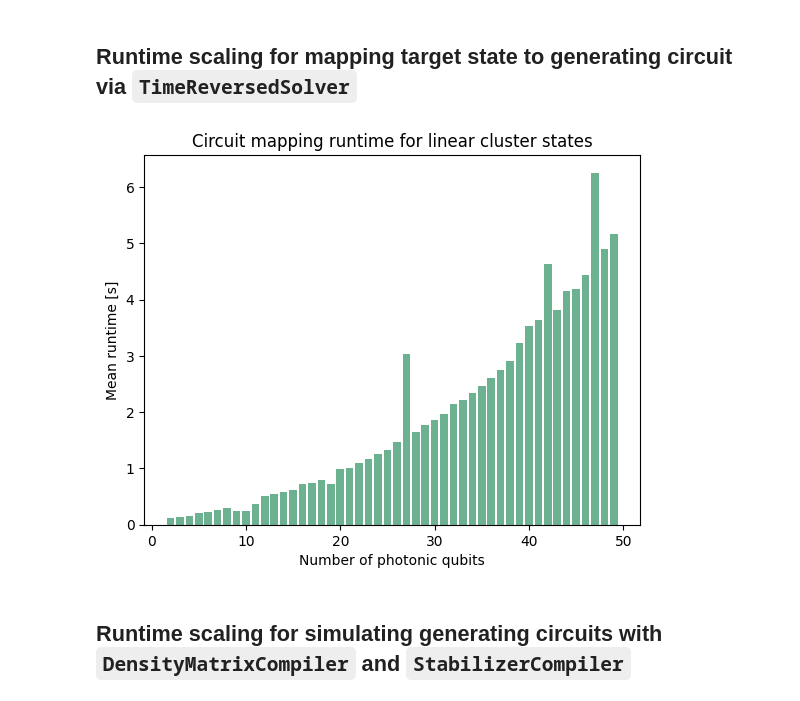
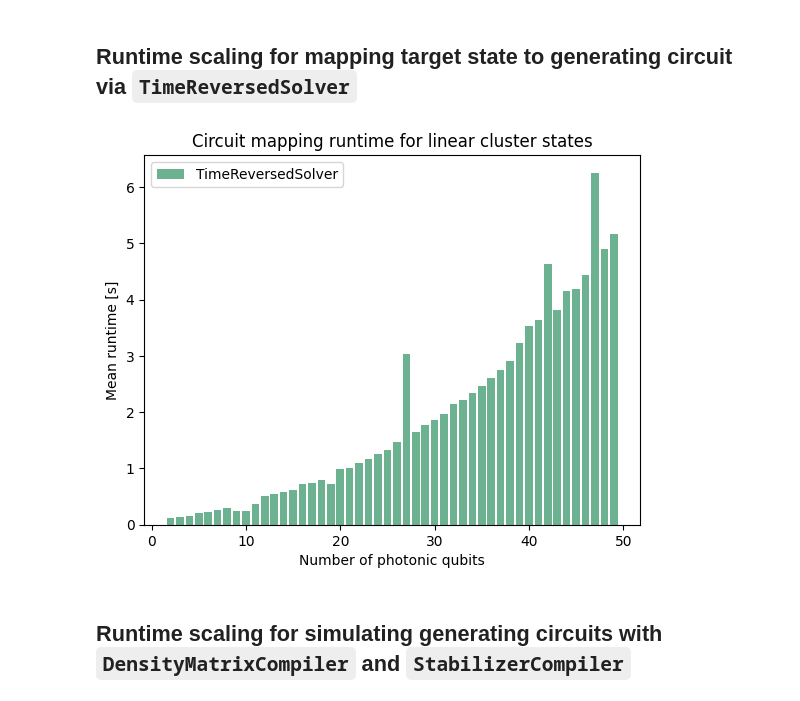
Before and after one commit to graphiq-dev/graphiq, a Jupyter notebook: examples/benchmark.ipynb, the cells around one changed output. Saved outputs shown, nothing was run; the diff lists cells and outputs as text; code cells hidden in the pictures.

Commit message:
[update] Add legend to solver benchmark

```diff
--- a/examples/benchmark.ipynb
+++ b/examples/benchmark.ipynb
@@ -54,10 +54,11 @@ for n in ns:
 # %%
 fig, ax = plt.subplots()
 ax.bar(results_solver.keys(), results_solver.values(), color=colors[0], label="TimeReversedSolver")
 ax.set(xlabel="Number of photonic qubits", ylabel="Mean runtime [s]", title="Circuit mapping runtime for linear cluster states")
+ax.legend()
 plt.show()
 # %% [output]
-[figure, old version]
+[figure, new version]
 # %% [markdown]
 ## Runtime scaling for simulating generating circuits with `DensityMatrixCompiler` and `StabilizerCompiler`
 # %%
```
